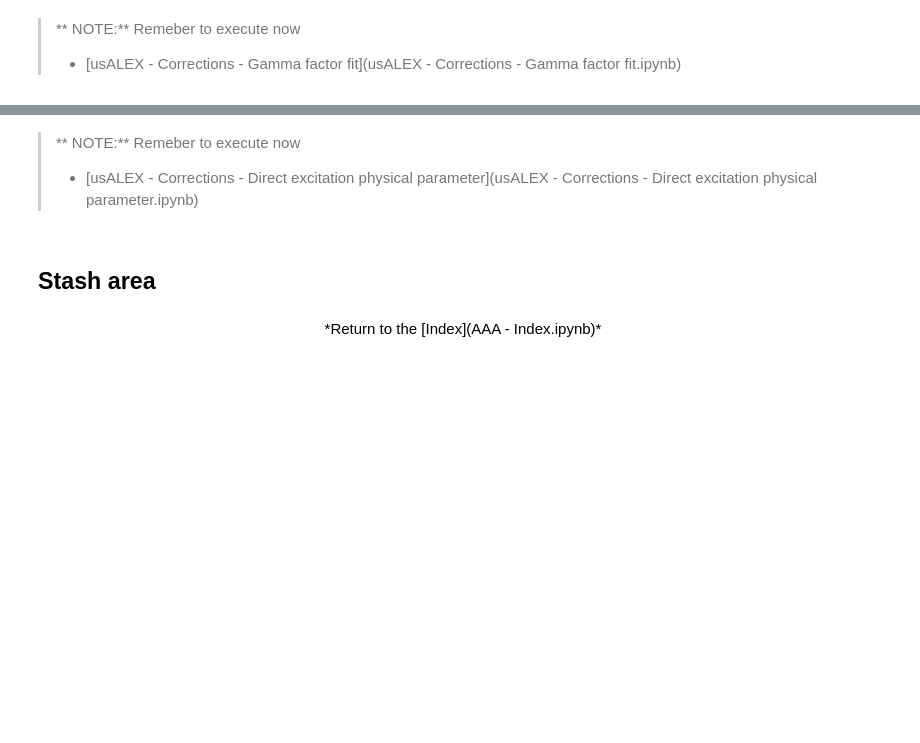
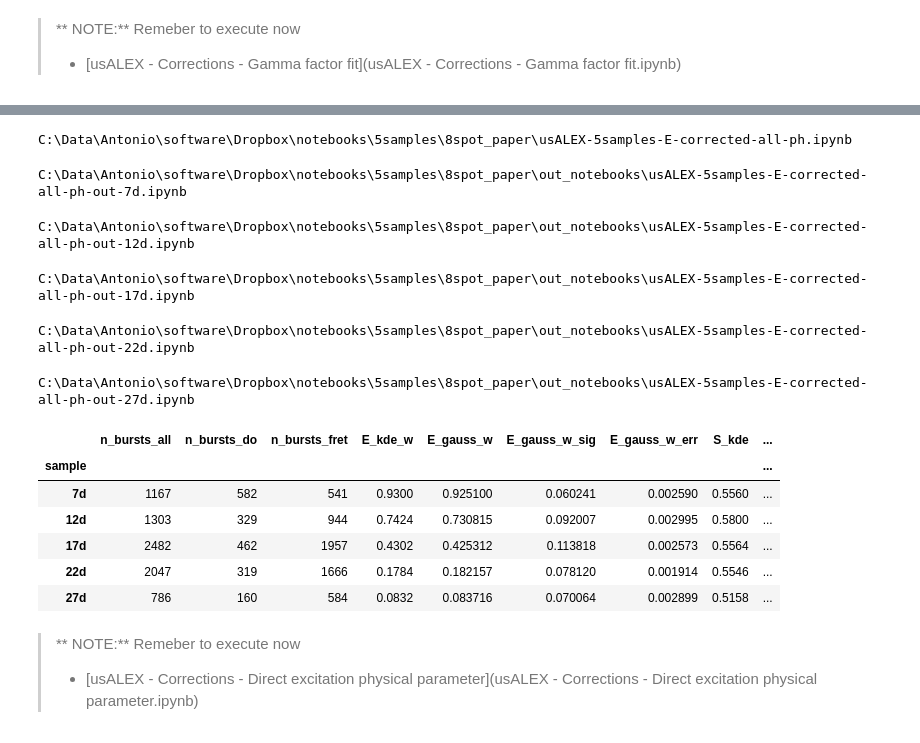
Before and after one commit to tritemio/multispot_paper_historical, a Jupyter notebook: usALEX-Batch.ipynb, the cells around one changed output, grey strips where cells are left out. Saved outputs shown, nothing was run; the diff lists cells and outputs as text; code cells hidden in the pictures; blank space fills up the shorter version.

```diff
--- a/usALEX-Batch.ipynb
+++ b/usALEX-Batch.ipynb
@@ -233,12 +303,25 @@ C:\Data\Antonio\software\src\multispot_paper\out_notebooks\usALEX-5samples-E-cor
+# %%
+nb_name = 'usALEX-5samples-E-corrected-all-ph'
+run_notebook_ALEX(nb_name)
+# %% [output]
+C:\Data\Antonio\software\Dropbox\notebooks\5samples\8spot_paper\usALEX-5samples-E-corrected-all-ph.ipynb
+C:\Data\Antonio\software\Dropbox\notebooks\5samples\8spot_paper\out_notebooks\usALEX-5samples-E-corrected-all-ph-out-7d.ipynb
+C:\Data\Antonio\software\Dropbox\notebooks\5samples\8spot_paper\out_notebooks\usALEX-5samples-E-corrected-all-ph-out-12d.ipynb
+C:\Data\Antonio\software\Dropbox\notebooks\5samples\8spot_paper\out_notebooks\usALEX-5samples-E-corrected-all-ph-out-17d.ipynb
+C:\Data\Antonio\software\Dropbox\notebooks\5samples\8spot_paper\out_notebooks\usALEX-5samples-E-corrected-all-ph-out-22d.ipynb
+C:\Data\Antonio\software\Dropbox\notebooks\5samples\8spot_paper\out_notebooks\usALEX-5samples-E-corrected-all-ph-out-27d.ipynb
+|  | n_bursts_all | n_bursts_do | n_bursts_fret | E_kde_w | E_gauss_w | E_gauss_w_sig | E_gauss_w_err | S_kde | ... |
+| sample |  |  |  |  |  |  |  |  | ... |
+| 7d | 1167 | 582 | 541 | 0.9300 | 0.925100 | 0.060241 | 0.002590 | 0.5560 | ... |
+| 12d | 1303 | 329 | 944 | 0.7424 | 0.730815 | 0.092007 | 0.002995 | 0.5800 | ... |
+| 17d | 2482 | 462 | 1957 | 0.4302 | 0.425312 | 0.113818 | 0.002573 | 0.5564 | ... |
+| 22d | 2047 | 319 | 1666 | 0.1784 | 0.182157 | 0.078120 | 0.001914 | 0.5546 | ... |
+| 27d | 786 | 160 | 584 | 0.0832 | 0.083716 | 0.070064 | 0.002899 | 0.5158 | ... |
 # %% [markdown]
 > ** NOTE:** Remeber to execute now
 > * [usALEX - Corrections - Direct excitation physical parameter](usALEX - Corrections - Direct excitation physical parameter.ipynb)
-# %% [markdown]
-## Stash area
 # %%
 #run_notebook_ALEX(nb_name, data_ids=['27d'], remove_out=False)
 # %%
 # Make some noise when the computation ends
 #!say -v Bells "dong"
-# %% [markdown]
-<center>*Return to the [Index](AAA - Index.ipynb)*</center>
```
Also changed, not shown: parts of 16 cells of this notebook, 15 other files.
